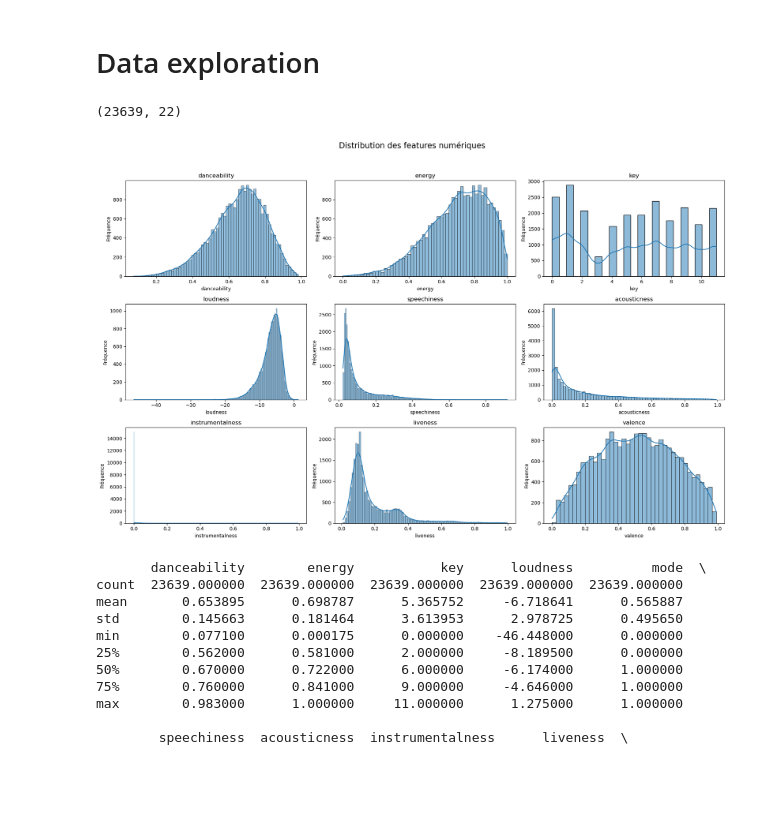
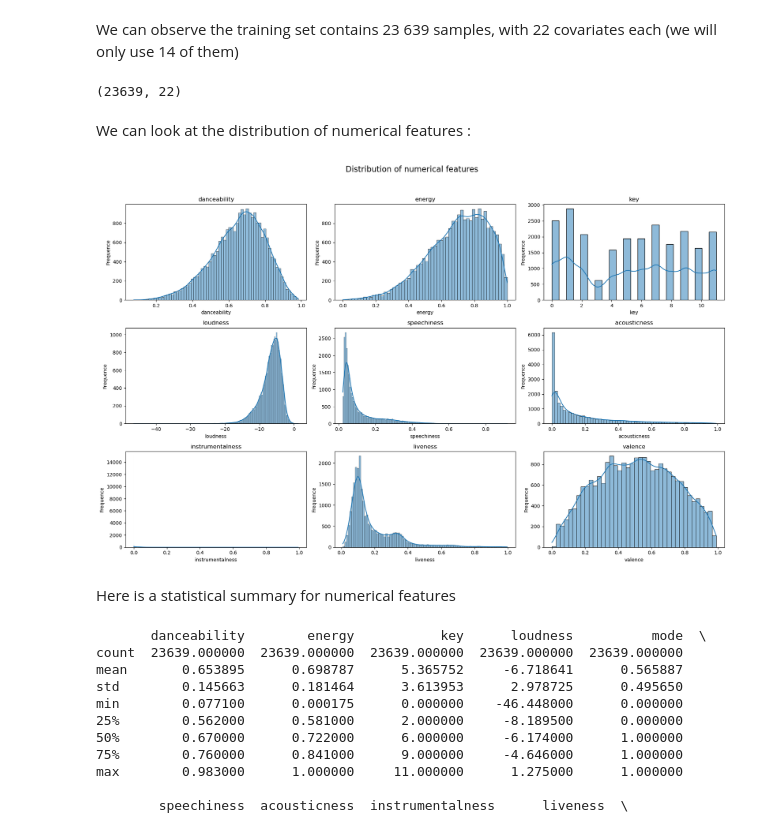
Before and after one commit to emanieluu/ramp_challenge_m2ds, a Jupyter notebook: challenge_starting_kit.ipynb, the cells around one changed output. Saved outputs shown, nothing was run; the diff lists cells and outputs as text; code cells hidden in the pictures; blank space fills up the shorter version.

```diff
--- a/challenge_starting_kit.ipynb
+++ b/challenge_starting_kit.ipynb
@@ -29,27 +57,30 @@ numeric_features = [
 ]
 
 categorical_features = ["playlist_genre", "playlist_subgenre", "mode"]
-# %% [markdown]
-# Data exploration
+# %% [markdown]
+We can observe the training set contains 23 639 samples, with 22 covariates each (we will only use 14 of them)
 # %%
 X_train.shape
 # %% [output]
 (23639, 22)
+# %% [markdown]
+We can look at the distribution of numerical features :
 # %%
-# Création d'une grille de subplots pour les features numériques
 fig, axes = plt.subplots(len(numeric_features) // 3, 3, figsize=(18, 12))
-fig.suptitle("Distribution des features numériques", fontsize=16)
+fig.suptitle("Distribution of numerical features", fontsize=16)
 
 for ax, feature in zip(axes.flatten(), numeric_features):
     sns.histplot(X_train[feature], kde=True, ax=ax)
     ax.set_title(feature)
-    ax.set_ylabel("Fréquence")
+    ax.set_ylabel("Frequence")
 
 plt.tight_layout(
     rect=[0, 0.03, 1, 0.95]
-)  # Ajuste le layout pour le titre principal
+)
 
 plt.show()
 # %% [output]
-[figure, old version]
+[figure, new version]
+# %% [markdown]
+Here is a statistical summary for numerical features
 # %%
```
Also changed, not shown: parts of 22 cells of this notebook, 2 other files.
